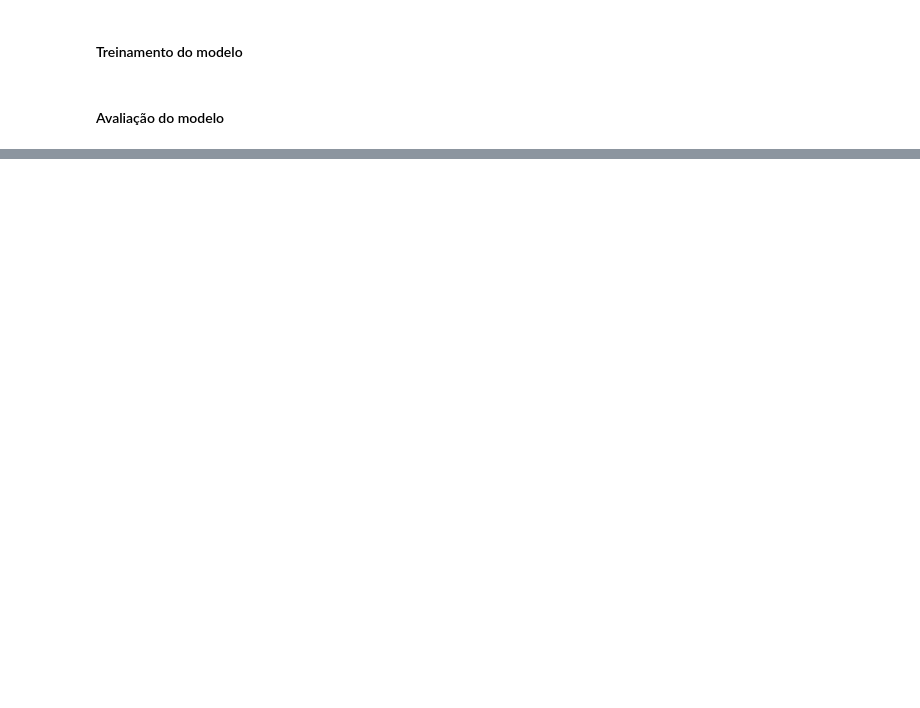
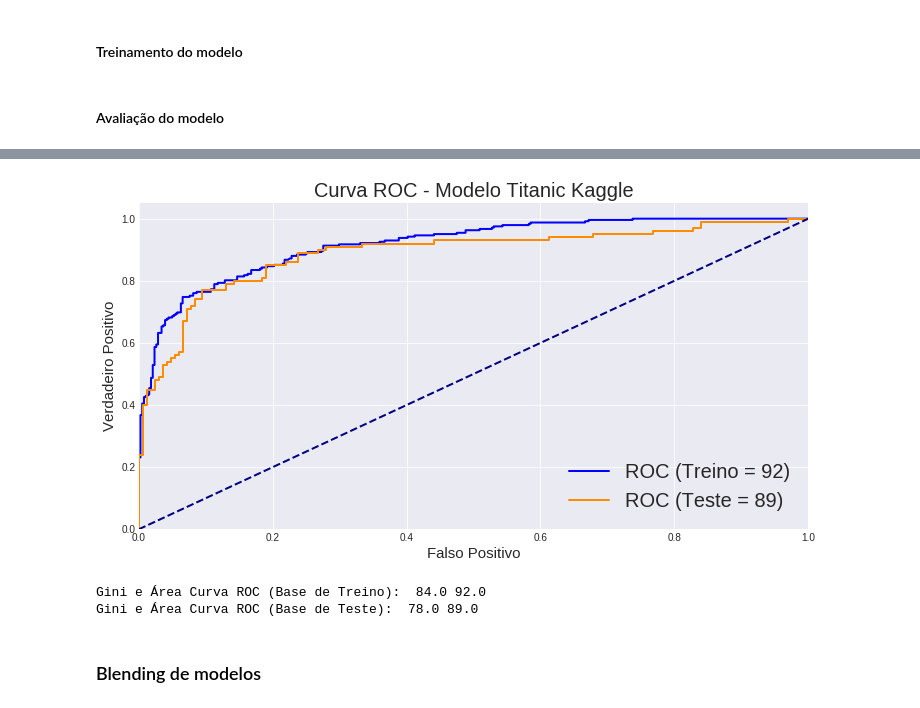
Before and after one commit to brunojardim/Treinamento-BigData-TuringLab, a Jupyter notebook: Dia02/Dia_02_Machine_Learning_Parte_04_Modelos_Supervisionados.ipynb, the cells around one changed output, grey strips where cells are left out. Drawn from its saved outputs; the diff is of its cells as text; code cells hidden in the pictures; blank space fills up the shorter version.

```diff
--- a/Dia02/Dia_02_Machine_Learning_Parte_04_Modelos_Supervisionados.ipynb
+++ b/Dia02/Dia_02_Machine_Learning_Parte_04_Modelos_Supervisionados.ipynb
@@ -979,0 +1088,12 @@ Acurácia, Gini e Área Curva ROC (Base de Teste):  38.06 30.0 65.0
+# %%
+stack_df_test['STACK01'] = (stack_df_test['GAUSSIAN']+ \
+                      stack_df_test['LOGREG'] + \
+                      stack_df_test['SVM'] + \
+                      stack_df_test['TREE'] + \
+                      stack_df_test['RFOREST'] + \
+                      stack_df_test['GBM'] + \
+                      stack_df_test['KNN'] + \
+                      stack_df_test['PERCT'] + \
+                      stack_df_test['MLP'])/9
+
+stack_df_test.head()
@@ -979,0 +1107,53 @@ Acurácia, Gini e Área Curva ROC (Base de Teste):  38.06 30.0 65.0
+# %%
+# 1) Cálculo da acurácia
+#from sklearn.metrics import accuracy_score
+
+#Treino
+#acc_stk_train = round(accuracy_score(y_pred_stk_train, y_train) * 100, 2)
+
+#Teste
+#acc_stk_test = round(accuracy_score(y_pred_stk_test, y_test) * 100, 2)
+
+# 2) Cálculo da área sob curva ROC e Gini
+from sklearn.metrics import roc_curve, auc
+
+# Treino
+fpr_stk_train, tpr_stk_train, thresholds = roc_curve(y_train, stack_df_train.STACK01.values)
+roc_auc_stk_train = 100*round(auc(fpr_stk_train, tpr_stk_train), 2)
+gini_stk_train = 100*round((2*roc_auc_stk_train/100 - 1), 2)
+
+# Teste
+fpr_stk_test, tpr_stk_test, thresholds = roc_curve(y_test, stack_df_test.STACK01.values)
+roc_auc_stk_test = 100*round(auc(fpr_stk_test, tpr_stk_test), 2)
+gini_stk_test = 100*round((2*roc_auc_stk_test/100 - 1), 2)
+
+
+# 3) Gráfico da curva ROC
+import matplotlib.pyplot as plt
+
+plt.style.use('seaborn-darkgrid')
+plt.figure(figsize=(12,6))
+
+lw = 2
+
+plt.plot(fpr_stk_train, tpr_stk_train, color='blue',lw=lw, label='ROC (Treino = %0.0f)' % roc_auc_stk_train)
+plt.plot(fpr_stk_test, tpr_stk_test, color='darkorange',lw=lw, label='ROC (Teste = %0.0f)' % roc_auc_stk_test)
+
+plt.plot([0, 1], [0, 1], color='navy', lw=lw, linestyle='--')
+plt.xlim([0.0, 1.0])
+plt.ylim([0.0, 1.05])
+plt.xlabel('Falso Positivo', fontsize=15)
+plt.ylabel('Verdadeiro Positivo', fontsize=15)
+plt.legend(loc="lower right")
+plt.legend(fontsize=20)
+plt.title('Curva ROC - Modelo Titanic Kaggle', fontsize=20)
+plt.show()
+
+print('Gini e Área Curva ROC (Base de Treino): ', gini_stk_train, roc_auc_stk_train)
+print('Gini e Área Curva ROC (Base de Teste): ', gini_stk_test, roc_auc_stk_test)
+# %% [output]
+[figure, added]
+Gini e Área Curva ROC (Base de Treino):  84.0 92.0
+Gini e Área Curva ROC (Base de Teste):  78.0 89.0
+# %% [markdown]
+### Blending de modelos
```
Also changed, not shown: parts of 25 cells of this notebook.
